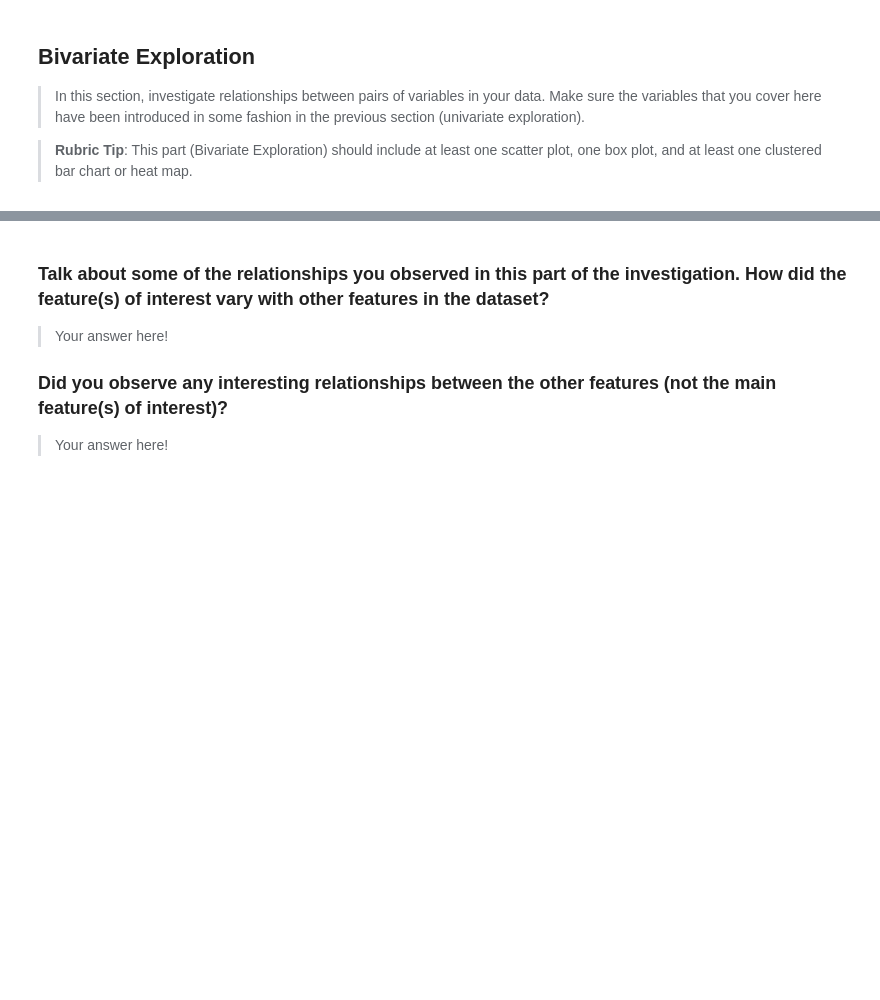
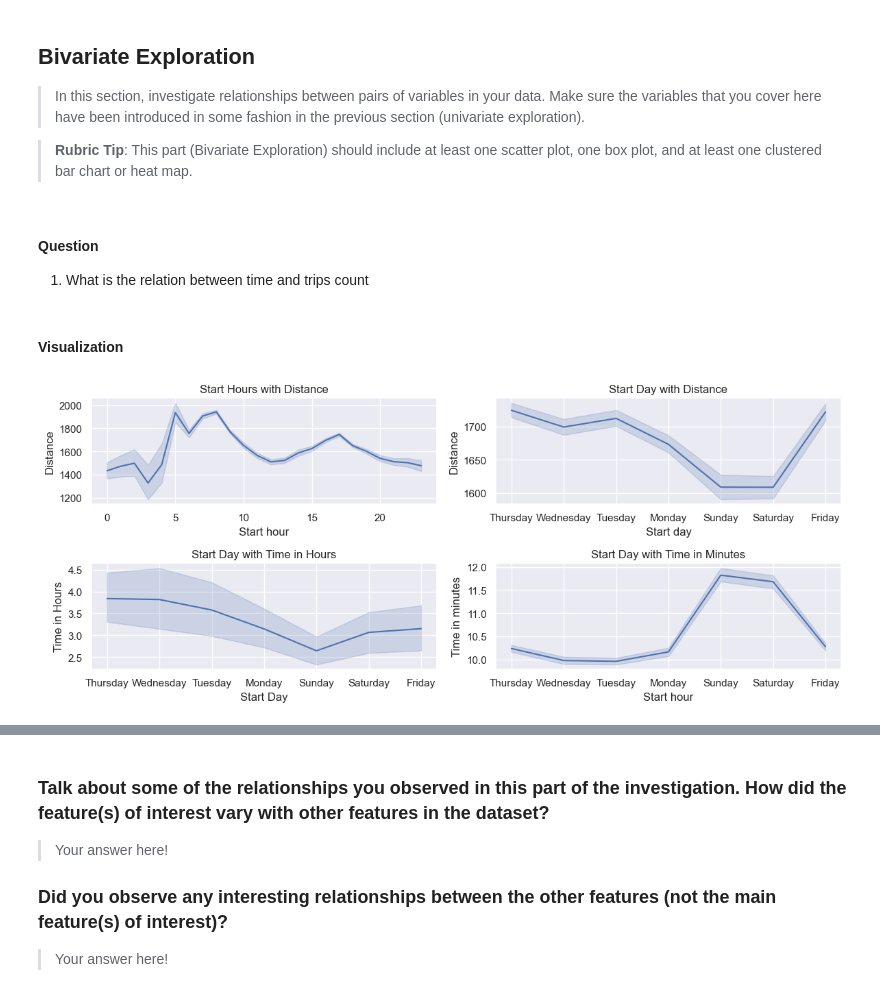
Before and after one commit to MohamedAlDeep/Deci-L4-S1-Project, a Jupyter notebook: Part_I_exploration_template.ipynb, the cells around one changed output, grey strips where cells are left out. Drawn from its saved outputs; the diff is of its cells as text; code cells hidden in the pictures; blank space fills up the shorter version.

```diff
--- a/Part_I_exploration_template.ipynb
+++ b/Part_I_exploration_template.ipynb
@@ -349,3 +349,37 @@ Those are the transformation done.
 > In this section, investigate relationships between pairs of variables in your data. Make sure the variables that you cover here have been introduced in some fashion in the previous section (univariate exploration).
 
 > **Rubric Tip**: This part (Bivariate Exploration) should include at least one scatter plot, one box plot, and at least one clustered bar chart or heat map.
+# %% [markdown]
+#### Question
+1. What is the relation between time and trips count
+# %% [markdown]
+#### Visualization
+# %%
+figs, ax = plt.subplots(2, 2, figsize=(12, 5))
+
+ax_flat = ax.flatten()
+
+sns.lineplot(x='start_hour', y='distance', data=df, ax=ax_flat[0])
+ax_flat[0].set_title('Start Hours with Distance')
+ax_flat[0].set_xlabel('Start hour')
+ax_flat[0].set_ylabel('Distance')
+
+
+sns.lineplot(x='start_day', y='distance', data=df, ax=ax_flat[1])
+ax_flat[1].set_title('Start Day with Distance')
+ax_flat[1].set_xlabel('Start day')
+ax_flat[1].set_ylabel('Distance')
+
+sns.lineplot(x='start_day', y='time_hours', data=df, ax=ax_flat[2])
+ax_flat[2].set_title('Start Day with Time in Hours')
+ax_flat[2].set_xlabel('Start Day')
+ax_flat[2].set_ylabel('Time in Hours')
+
+sns.lineplot(x='start_day', y='time_minutes', data=df, ax=ax_flat[3])
+ax_flat[3].set_title('Start Day with Time in Minutes')
+ax_flat[3].set_xlabel('Start hour')
+ax_flat[3].set_ylabel('Time in minutes')
+
+plt.tight_layout()
+# %% [output]
+[figure, added]
```
Also changed, not shown: parts of 17 cells of this notebook.
